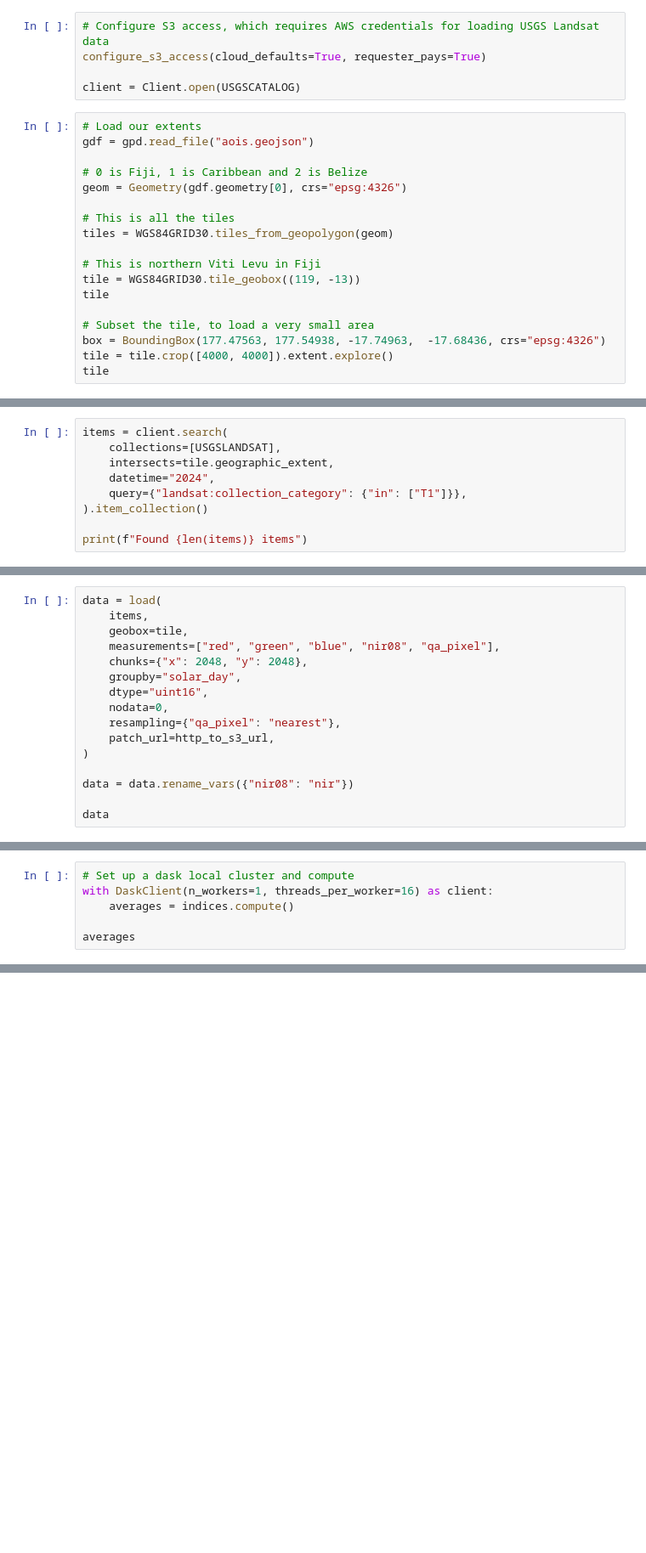
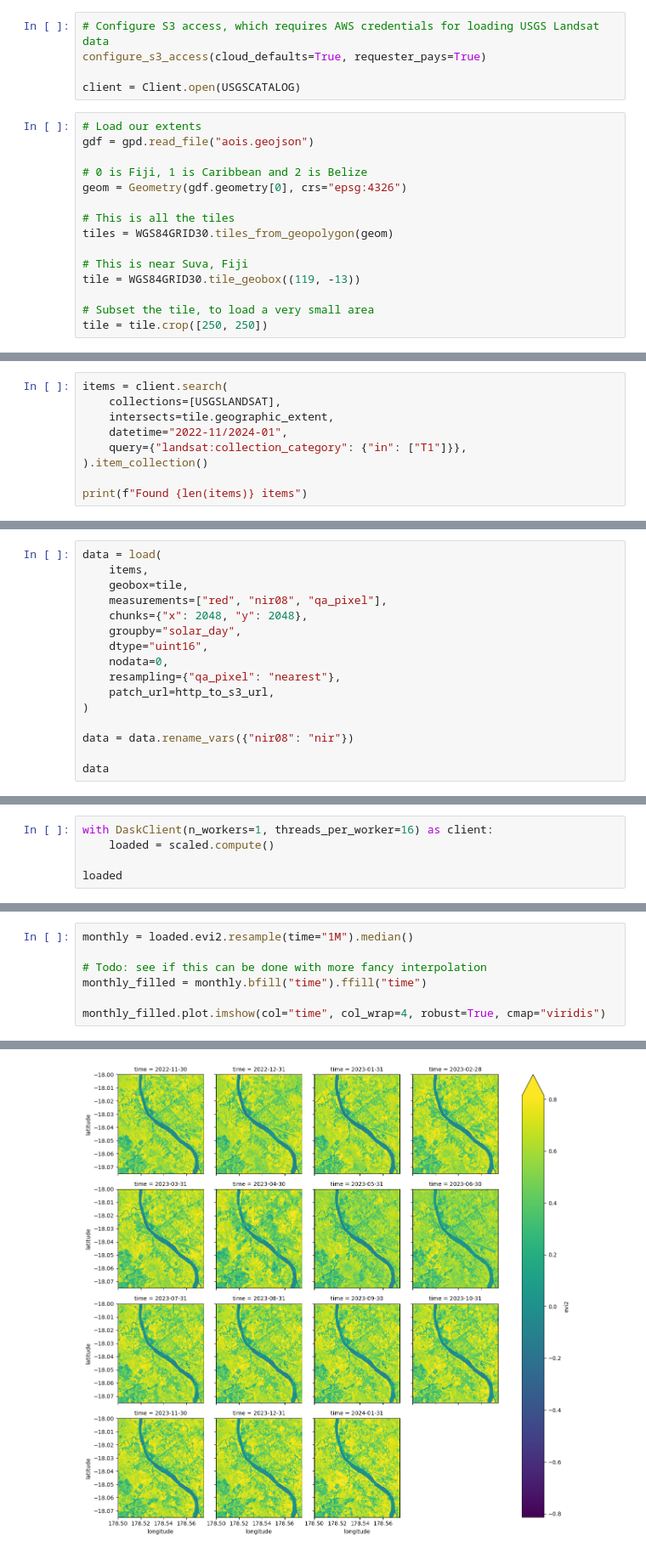
Before and after one commit to auspatious/ldn-land-productivity, a Jupyter notebook: Testing_Integrals.ipynb, the cells around one changed output, grey strips where cells are left out. Shown at 85% size. Saved outputs shown, nothing was run; the diff lists cells and outputs as text; blank space fills up the shorter version.

```diff
--- a/Testing_Integrals.ipynb
+++ b/Testing_Integrals.ipynb
@@ -25,11 +23,8 @@ geom = Geometry(gdf.geometry[0], crs="epsg:4326")
 # This is all the tiles
 tiles = WGS84GRID30.tiles_from_geopolygon(geom)
 
-# This is northern Viti Levu in Fiji
+# This is near Suva, Fiji
 tile = WGS84GRID30.tile_geobox((119, -13))
-tile
 
 # Subset the tile, to load a very small area
-box = BoundingBox(177.47563, 177.54938, -17.74963,  -17.68436, crs="epsg:4326")
-tile = tile.crop([4000, 4000]).extent.explore()
-tile
+tile = tile.crop([250, 250])
@@ -39,7 +32,7 @@ tile
 items = client.search(
     collections=[USGSLANDSAT],
     intersects=tile.geographic_extent,
-    datetime="2024",
+    datetime="2022-11/2024-01",
     query={"landsat:collection_category": {"in": ["T1"]}},
 ).item_collection()
 
@@ -48,7 +43,7 @@ print(f"Found {len(items)} items")
 data = load(
     items,
     geobox=tile,
-    measurements=["red", "green", "blue", "nir08", "qa_pixel"],
+    measurements=["red", "nir08", "qa_pixel"],
     chunks={"x": 2048, "y": 2048},
     groupby="solar_day",
     dtype="uint16",
@@ -123,6 +224,5 @@ indices = xr.merge(results)
 # %%
-# Set up a dask local cluster and compute
 with DaskClient(n_workers=1, threads_per_worker=16) as client:
-    averages = indices.compute()
+    loaded = scaled.compute()
 
-averages
+loaded
@@ -156,0 +243,8 @@ tile.geographic_extent.centroid.coords
+# %%
+monthly = loaded.evi2.resample(time="1M").median()
+
+# Todo: see if this can be done with more fancy interpolation
+monthly_filled = monthly.bfill("time").ffill("time")
+
+monthly_filled.plot.imshow(col="time", col_wrap=4, robust=True, cmap="viridis")
+# %% [output]
@@ -156,0 +252 @@ tile.geographic_extent.centroid.coords
+[figure, added]
```
Also changed, not shown: parts of 16 cells of this notebook, 1 other file.
